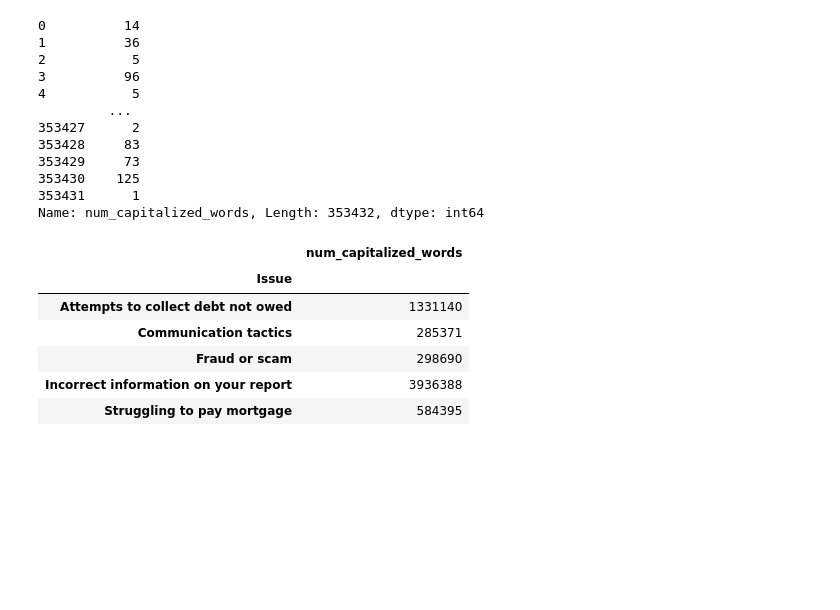
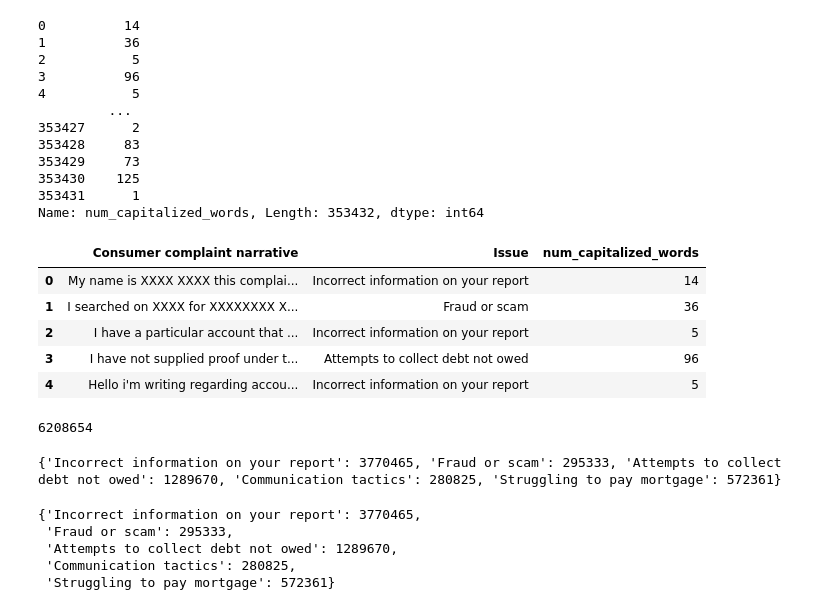
Before and after one commit to nss-data-science-cohort-6/cfpb_text_classification-gangsta-s-paradise, a Jupyter notebook: NLP Text Classification Project.ipynb, the cells around one changed output. Saved outputs shown, nothing was run; the diff lists cells and outputs as text; code cells hidden in the pictures; blank space fills up the shorter version.

```diff
--- a/NLP Text Classification Project.ipynb
+++ b/NLP Text Classification Project.ipynb
@@ -66,14 +67,50 @@ print(complaints['num_capitalized_words'])
 Name: num_capitalized_words, Length: 353432, dtype: int64
 # %%
 Capital_Counts_by_Issue = pd.DataFrame(complaints.groupby('Issue')['num_capitalized_words'].sum())
-# %%
-complaints['total_words'] = complaints.agg(
-)
-# %% [output]
-|  | num_capitalized_words |
-| Issue |  |
-| Attempts to collect debt not owed | 1331140 |
-| Communication tactics | 285371 |
-| Fraud or scam | 298690 |
-| Incorrect information on your report | 3936388 |
-| Struggling to pay mortgage | 584395 |
+# %%
+complaints.head()
+# %% [output]
+|  | Consumer complaint narrative | Issue | num_capitalized_words |
+| 0 | My name is XXXX XXXX this complai... | Incorrect information on your report | 14 |
+| 1 | I searched on XXXX for XXXXXXXX X... | Fraud or scam | 36 |
+| 2 | I have a particular account that ... | Incorrect information on your report | 5 |
+| 3 | I have not supplied proof under t... | Attempts to collect debt not owed | 96 |
+| 4 | Hello i'm writing regarding accou... | Incorrect information on your report | 5 |
+# %%
+nlp = English()
+
+count = 0
+
+for complaint in complaints['Consumer complaint narrative']:
+    doc = nlp(complaint)
+    for token in doc:
+        if token.is_alpha and token.is_title:
+            count += 1
+
+print(count)
+# %% [output]
+6208654
+# %%
+counts_by_issue = {}
+
+for issue in complaints['Issue'].unique():
+    issue_df = complaints[complaints['Issue'] == issue]
+    count = 0
+    for complaint in issue_df['Consumer complaint narrative']:
+        doc = nlp(complaint)
+        for token in doc:
+            if token.is_alpha and token.is_title:
+                count += 1
+    counts_by_issue[issue] = count
+
+print(counts_by_issue)
+# %% [output]
+{'Incorrect information on your report': 3770465, 'Fraud or scam': 295333, 'Attempts to collect debt not owed': 1289670, 'Communication tactics': 280825, 'Struggling to pay mortgage': 572361}
+# %%
+counts_by_issue
+# %% [output]
+{'Incorrect information on your report': 3770465,
+ 'Fraud or scam': 295333,
+ 'Attempts to collect debt not owed': 1289670,
+ 'Communication tactics': 280825,
+ 'Struggling to pay mortgage': 572361}
```
Also changed, not shown: parts of 8 cells of this notebook.
